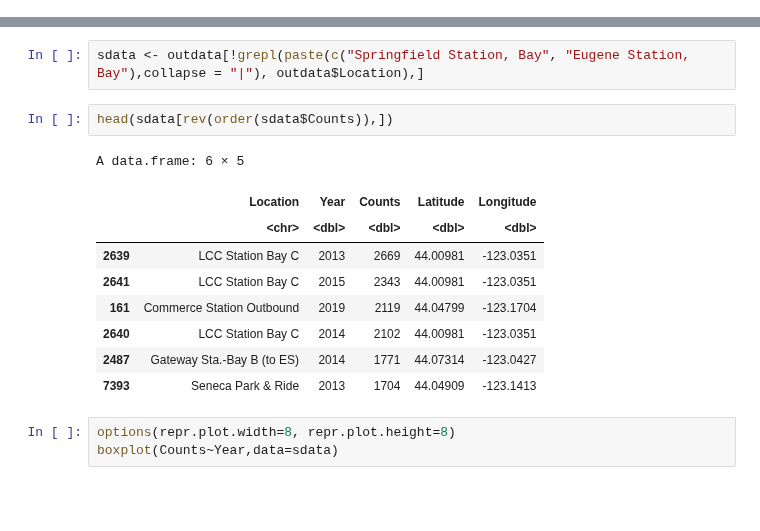
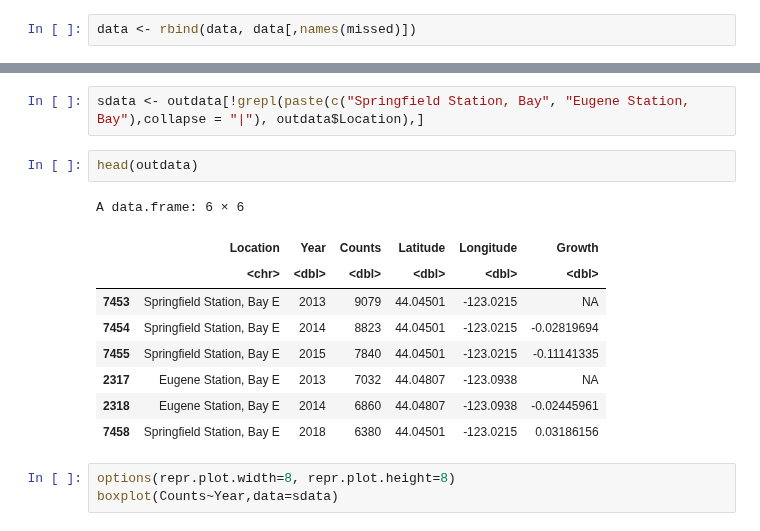
Before and after one commit to dongmeic/BikeCounting, a Jupyter notebook: BikeCounts/Explore_Bikes_On_Buses.ipynb, the cells around one changed output, grey strips where cells are left out. Saved outputs shown, nothing was run; the diff lists cells and outputs as text; blank space fills up the shorter version.

```diff
--- a/BikeCounts/Explore_Bikes_On_Buses.ipynb
+++ b/BikeCounts/Explore_Bikes_On_Buses.ipynb
@@ -137,0 +148,2 @@ write.csv(data, paste0('T:/Tableau/tableauBikesOnBuses/Datasources/MonthlyBikesO
+# %%
+data <- rbind(data, data[,names(missed)])
@@ -200,17 +297,17 @@ outdata <- outdata[rev(order(outdata$Counts)),]
 # %%
 sdata <- outdata[!grepl(paste(c("Springfield Station, Bay", "Eugene Station, Bay"),collapse = "|"), outdata$Location),]
 # %%
-head(sdata[rev(order(sdata$Counts)),])
+head(outdata)
 # %% [output]
-A data.frame: 6 × 5
+A data.frame: 6 × 6
-|  | Location | Year | Counts | Latitude | Longitude |
-|  | <chr> | <dbl> | <dbl> | <dbl> | <dbl> |
-| 2639 | LCC Station Bay C | 2013 | 2669 | 44.00981 | -123.0351 |
-| 2641 | LCC Station Bay C | 2015 | 2343 | 44.00981 | -123.0351 |
-| 161 | Commerce Station Outbound | 2019 | 2119 | 44.04799 | -123.1704 |
-| 2640 | LCC Station Bay C | 2014 | 2102 | 44.00981 | -123.0351 |
-| 2487 | Gateway Sta.-Bay B (to ES) | 2014 | 1771 | 44.07314 | -123.0427 |
-| 7393 | Seneca Park & Ride | 2013 | 1704 | 44.04909 | -123.1413 |
+|  | Location | Year | Counts | Latitude | Longitude | Growth |
+|  | <chr> | <dbl> | <dbl> | <dbl> | <dbl> | <dbl> |
+| 7453 | Springfield Station, Bay E | 2013 | 9079 | 44.04501 | -123.0215 | NA |
+| 7454 | Springfield Station, Bay E | 2014 | 8823 | 44.04501 | -123.0215 | -0.02819694 |
+| 7455 | Springfield Station, Bay E | 2015 | 7840 | 44.04501 | -123.0215 | -0.11141335 |
+| 2317 | Eugene Station, Bay E | 2013 | 7032 | 44.04807 | -123.0938 | NA |
+| 2318 | Eugene Station, Bay E | 2014 | 6860 | 44.04807 | -123.0938 | -0.02445961 |
+| 7458 | Springfield Station, Bay E | 2018 | 6380 | 44.04501 | -123.0215 | 0.03186156 |
 # %%
 options(repr.plot.width=8, repr.plot.height=8)
 boxplot(Counts~Year,data=sdata)
```
Also changed, not shown: parts of 47 cells of this notebook, 1 other file.
